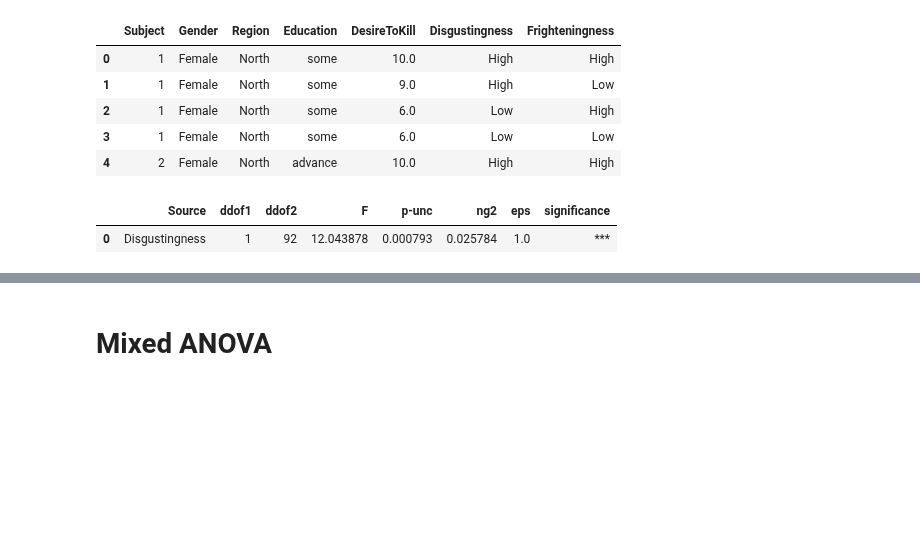
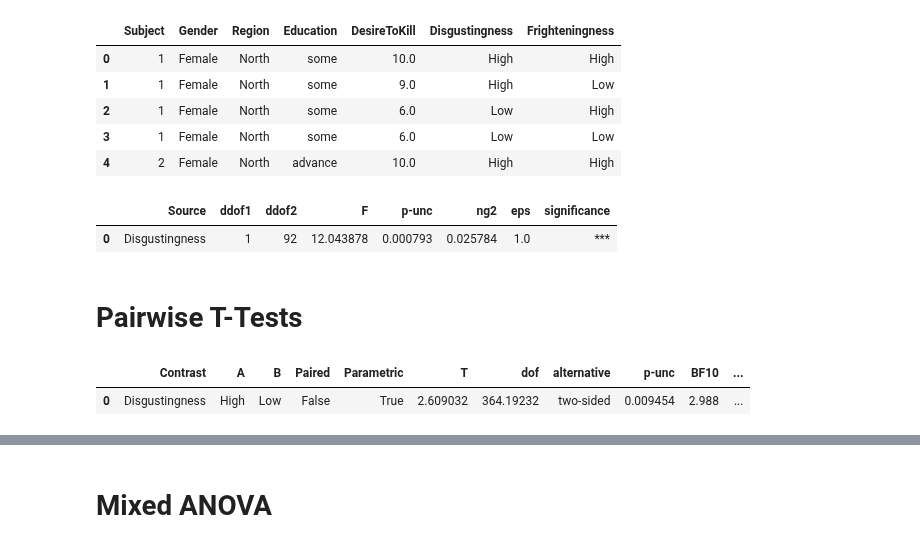
Before and after one commit to tlint101/py50, a Jupyter notebook: tutorials/007_parametric_stats.ipynb, the cells around one changed output, grey strips where cells are left out. Drawn from its saved outputs; the diff is of its cells as text; code cells hidden in the pictures; blank space fills up the shorter version.

```diff
--- a/tutorials/007_parametric_stats.ipynb
+++ b/tutorials/007_parametric_stats.ipynb
@@ -147,0 +130,8 @@ aov.round(3)
+# %% [markdown]
+# Pairwise T-Tests
+# %%
+pairwise_test = stats.get_pairwise_tests(data, value_col='DesireToKill', group_col='Disgustingness', subject_col='Subject')
+pairwise_test
+# %% [output]
+|  | Contrast | A | B | Paired | Parametric | T | dof | alternative | p-unc | BF10 | ... |
+| 0 | Disgustingness | High | Low | False | True | 2.609032 | 364.19232 | two-sided | 0.009454 | 2.988 | ... |
```
Also changed, not shown: parts of 7 cells of this notebook, 1 other file.
